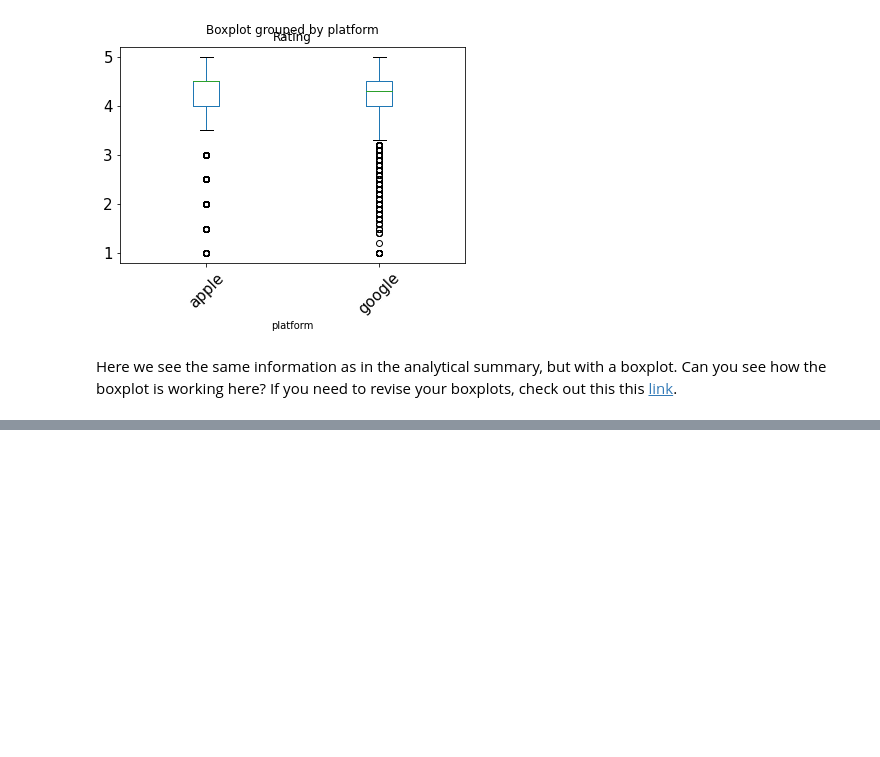
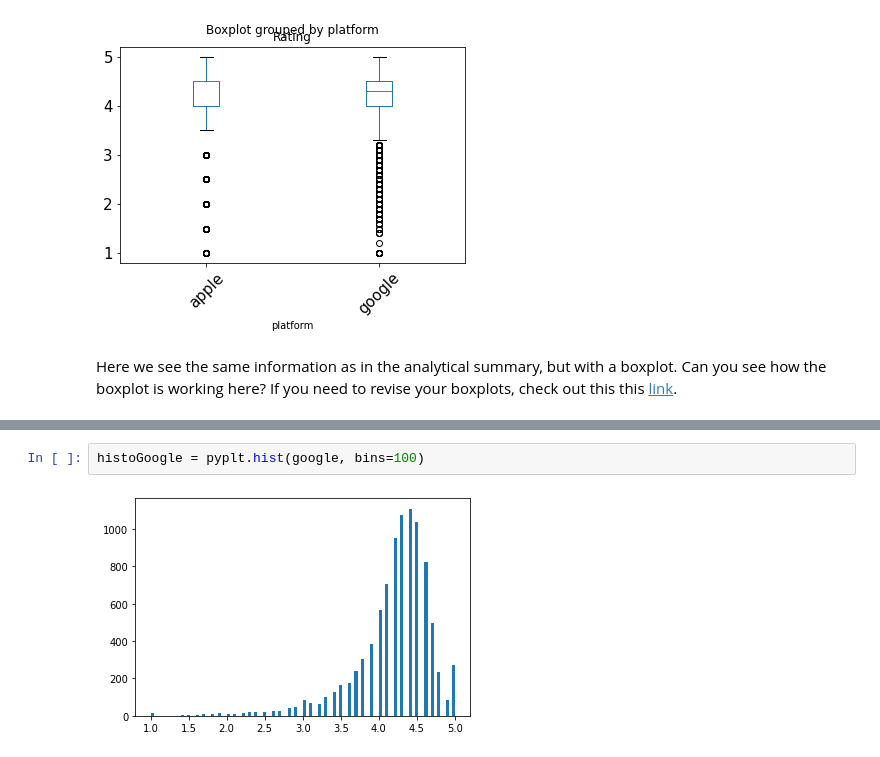
Before and after one commit to pri188/dsc_intro, a Jupyter notebook: PART 2, Tier 1 - Cleaning, transforming and visualizing.ipynb, the cells around one changed output, grey strips where cells are left out. Saved outputs shown, nothing was run; the diff lists cells and outputs as text; blank space fills up the shorter version.

```diff
--- a/PART 2, Tier 1 - Cleaning, transforming and visualizing.ipynb
+++ b/PART 2, Tier 1 - Cleaning, transforming and visualizing.ipynb
@@ -401,0 +435,4 @@ Here we see the same information as in the analytical summary, but with a boxplo
+# %%
+histoGoogle = pyplt.hist(google, bins=100)
+# %% [output]
+[figure, added]
```
Also changed, not shown: parts of 11 cells of this notebook, 1 other file.
